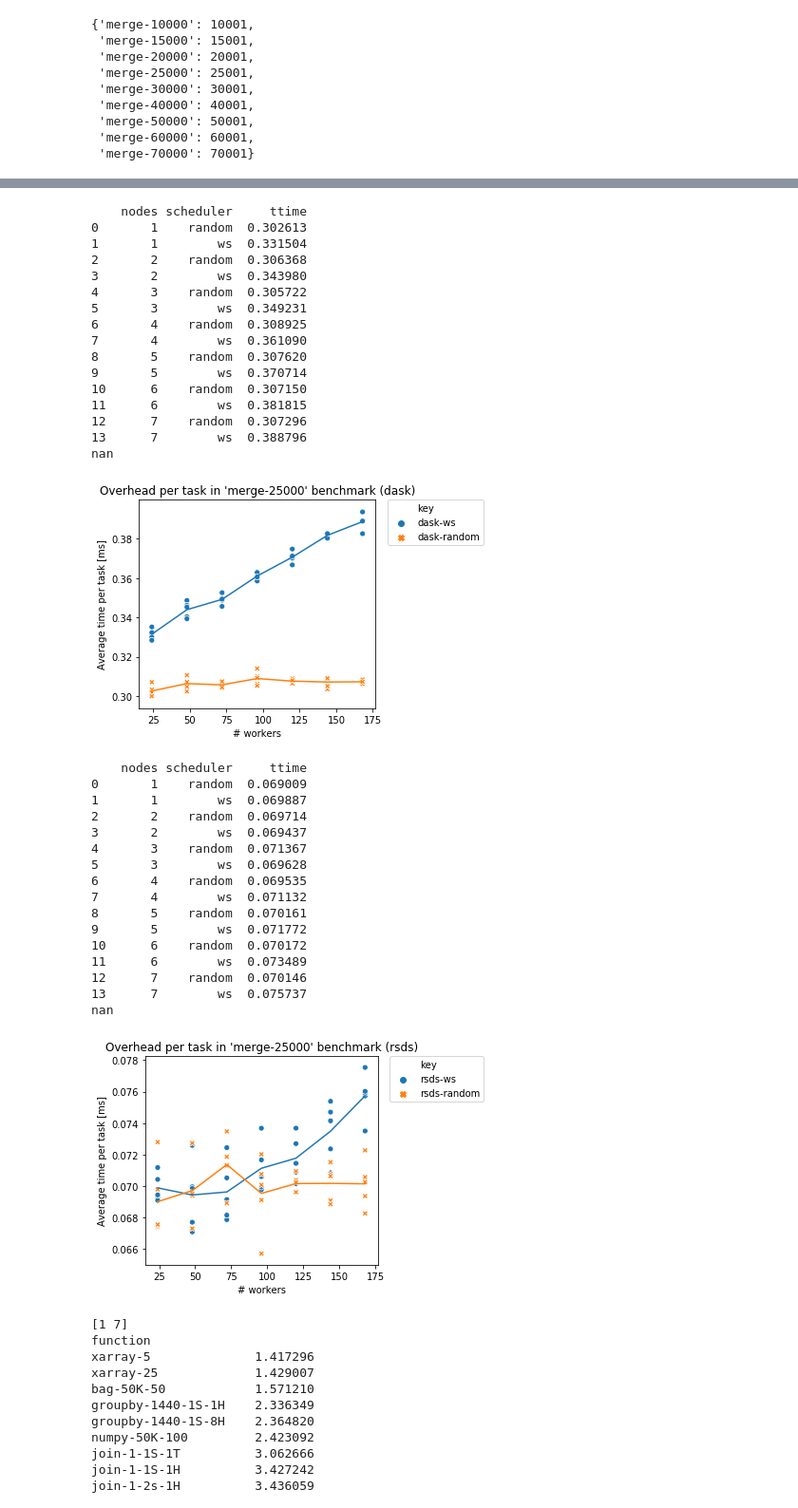
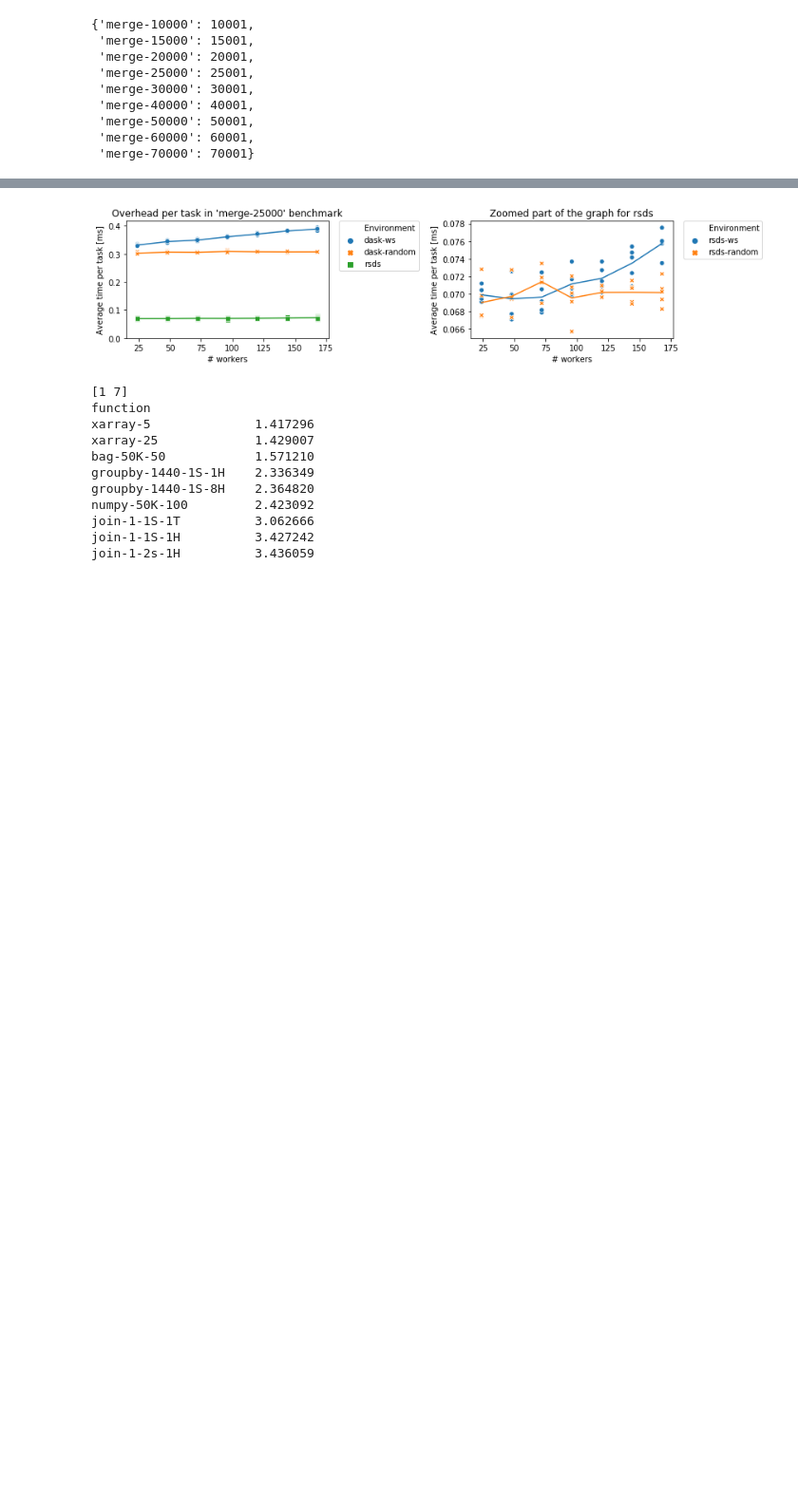
Before and after one commit to andygrove/rsds, a Jupyter notebook: exps/exp4/exp4.ipynb, the cells around one changed output, grey strips where cells are left out. Shown at 95% size. Drawn from its saved outputs; the diff is of its cells as text; code cells hidden in the pictures; blank space fills up the shorter version.

```diff
--- a/exps/exp4/exp4.ipynb
+++ b/exps/exp4/exp4.ipynb
@@ -46,10 +46,10 @@ df2 = read_data("result-b.json")
 df3 = read_data("result-c.json")
 # %%
 MERGE_SIZES = {
-    "merge-{}".format(x): x + 1 for x in [10_000, 15_000, 20_000, 25_000, 30_000, 40_000, 50_000, 60_000, 70_000]
+    function_rename("merge-{}".format(x)): x + 1 for x in [10_000, 15_000, 20_000, 25_000, 30_000, 40_000, 50_000, 60_000, 70_000]
 }
 
-#SIZES = MERGE_SIZES.copy()
+SIZES = MERGE_SIZES.copy()
 #SIZES["bag-50000-50"] = 0
 
 MERGE_SIZES
@@ -101,73 +121,55 @@ ValueError: Wrong number of items passed 14, placement implies 1
 # %%
 from sklearn.linear_model import LinearRegression
 def tab2(runtime):
     df = df3
     dg = pd.DataFrame(df[df.function.isin(list(MERGE_SIZES)) & (df.worker == "zw") & (df.runtime==runtime)])
     dg["n"] = dg.function.apply(lambda x: int(x.split("-")[1]))
 
     dg["ttime"] = dg.apply(lambda r: r.time / SIZES[r.benchmark] * 1000, axis=1)
-    dg["key"] = dg.apply(lambda r: "{}-{}".format(r.runtime, r.scheduler), axis=1)
+    dg["Environment"] = dg.apply(lambda r: "{}-{}".format(r.runtime, r.scheduler), axis=1)
 
-    inp = dg["workers"].values.reshape(-1, 1)
-    lg = LinearRegression()
-    lg.fit(inp, dg["ttime"])
-    pred = lg.predict(inp)
+    if runtime == "dask":
+        dg2 = pd.DataFrame(df[df.function.isin(list(MERGE_SIZES)) & (df.worker == "zw") & (df.runtime=="rsds")])
+        dg2["n"] = dg2.function.apply(lambda x: int(x.split("-")[1]))
+        dg2["ttime"] = dg2.apply(lambda r: r.time / MERGE_SIZES[r.benchmark] * 1000, axis=1)
+        dg2["Environment"] = "rsds"
+        dg = pd.concat([dg, dg2])
 
-    print(dg.groupby(["nodes", "scheduler"], as_index=False)["ttime"].mean())
-    print(dg[dg["nodes"] == "ws"]["ttime"].mean())
+    #inp = dg["workers"].values.reshape(-1, 1)
+    #lg = LinearRegression()
+    #lg.fit(inp, dg["ttime"])
+    #pred = lg.predict(inp)
 
-    sns.lineplot(data=dg, x="workers", y="ttime", hue="key", ci=None, legend=False)
-    g = sns.scatterplot(data=dg, x="workers", y="ttime", hue="key", style="key")
+    #print(dg.groupby(["nodes", "scheduler"], as_index=False)["ttime"].mean())
+    #print(dg[dg["nodes"] == "ws"]["ttime"].mean())
+
+    sns.lineplot(data=dg, x="workers", y="ttime", hue="Environment", ci=None, legend=False)
+    g = sns.scatterplot(data=dg, x="workers", y="ttime", hue="Environment", style="Environment")
 
     #print("PRED", pred)
     #plt.plot(inp, pred, color='red')
 
-    plt.title("Overhead per task in 'merge-25000' benchmark ({})".format(runtime))
+    if runtime == "rsds":
+        plt.title("Zoomed part of the graph for rsds")
+    else:
+        plt.title("Overhead per task in 'merge-25000' benchmark")
+        plt.ylim(0, None)
     plt.ylabel("Average time per task [ms]")
     plt.xlabel("# workers")
 
     plt.legend(bbox_to_anchor=(1.05, 1), loc=2, borderaxespad=0.)
     plt.tight_layout()
-    plt.savefig(f"tt-merge-25000-{runtime}.png")
-    plt.show()
 
+plt.figure(figsize=(12, 3))
+plot1 = plt.subplot(1, 2, 1)
 tab2("dask")
+plot1 = plt.subplot(1, 2, 2)
 tab2("rsds")
+
+plt.savefig(f"tt-merge-25000.pdf")
+plt.show()
 # %% [output]
-    nodes scheduler     ttime
-0       1    random  0.302613
-1       1        ws  0.331504
-2       2    random  0.306368
-3       2        ws  0.343980
-4       3    random  0.305722
-5       3        ws  0.349231
-6       4    random  0.308925
-7       4        ws  0.361090
-8       5    random  0.307620
-9       5        ws  0.370714
-10      6    random  0.307150
-11      6        ws  0.381815
-12      7    random  0.307296
-13      7        ws  0.388796
-nan
-[figure, old version]
+[figure, new version]
-    nodes scheduler     ttime
-0       1    random  0.069009
-1       1        ws  0.069887
-2       2    random  0.069714
-3       2        ws  0.069437
-4       3    random  0.071367
-5       3        ws  0.069628
-6       4    random  0.069535
-7       4        ws  0.071132
-8       5    random  0.070161
-9       5        ws  0.071772
-10      6    random  0.070172
-11      6        ws  0.073489
-12      7    random  0.070146
-13      7        ws  0.075737
-nan
-[figure, removed]
 # %%
 def get(df, runtime, scheduler, nodes):
     return df[(df.scheduler == scheduler) & (df.runtime == runtime) & (df.nodes == nodes) & (~df.benchmark.isin(["merge-15000", "merge-20000", "merge-25000"]))]
```
Also changed, not shown: parts of 2 cells of this notebook.
